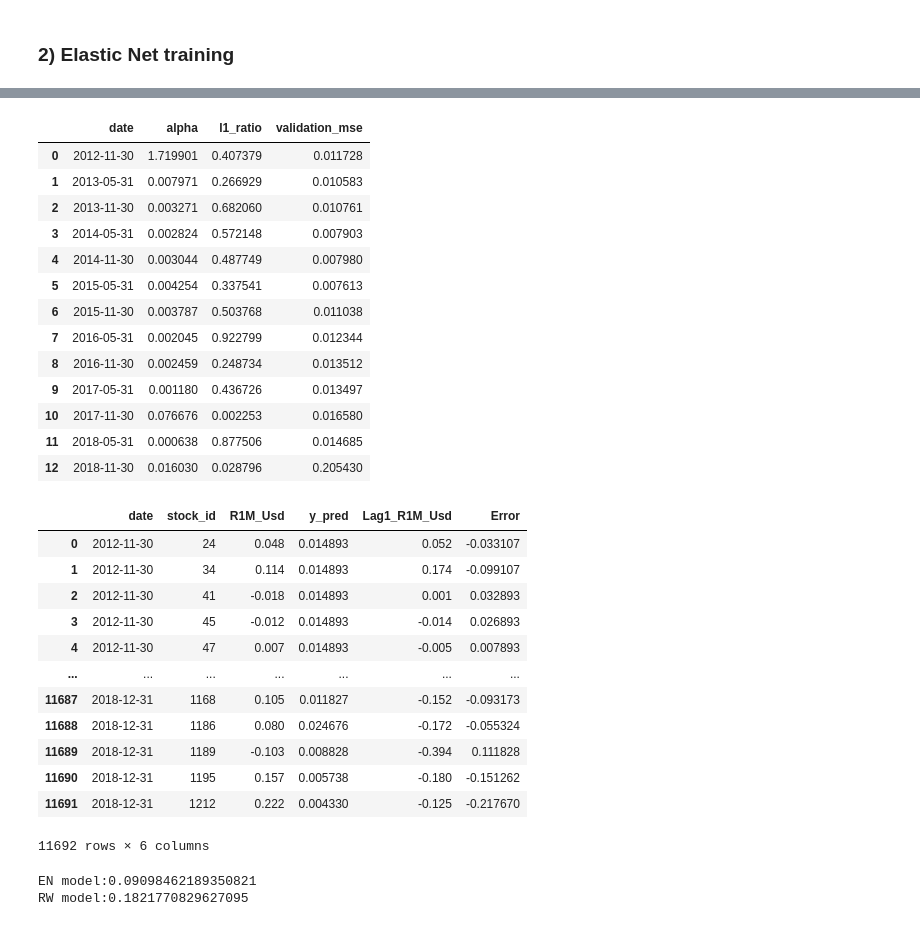
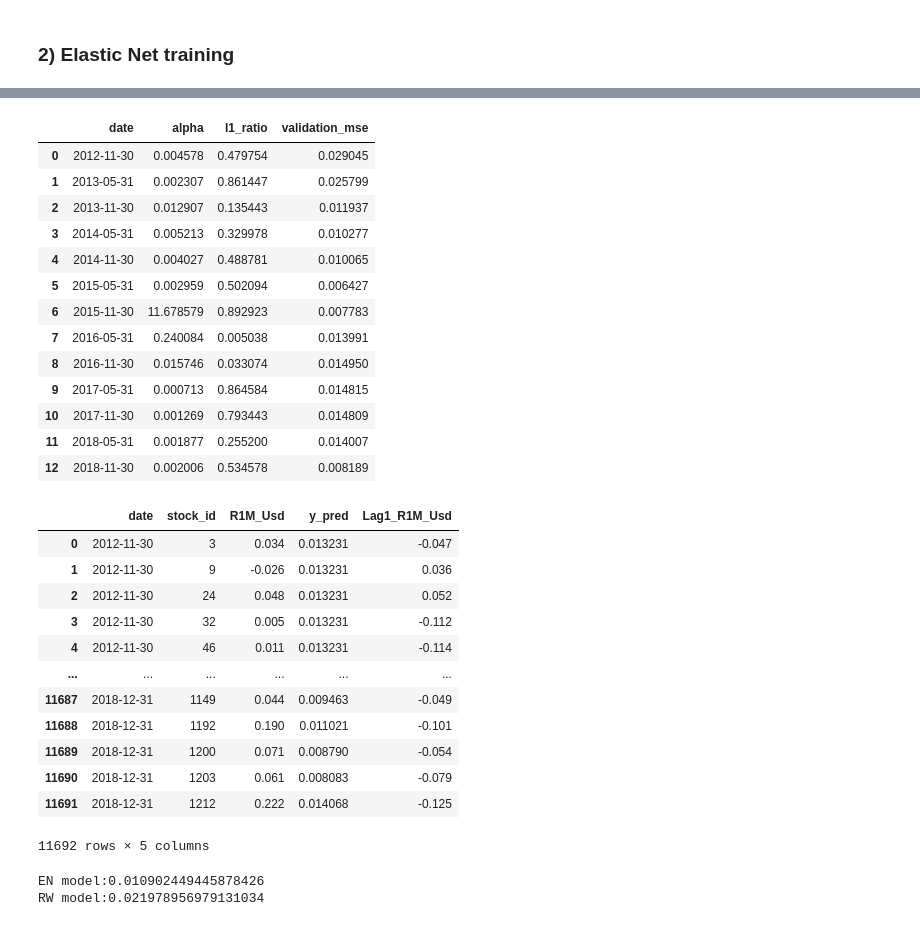
Before and after one commit to fernandorosa98/ml_factorinv, a Jupyter notebook: notebooks/5_penalizedregressions/MLF_5_mine.ipynb, the cells around one changed output, grey strips where cells are left out. Saved outputs shown, nothing was run; the diff lists cells and outputs as text; code cells hidden in the pictures.

```diff
--- a/notebooks/5_penalizedregressions/MLF_5_mine.ipynb
+++ b/notebooks/5_penalizedregressions/MLF_5_mine.ipynb
@@ -24,7 +23,7 @@ os.chdir('C:\\Users\\ferna\\OneDrive\\Downloads\\Code\\Python\\ML_Factor')
 from data.data_load import *
 # %%
 # Selection of 20% of stock_ids_short (Careful in real application, has survivorship bias. I use only for simplification).
-stock_ids_selected = selected = random.sample(stock_ids_short, k=int(0.2 * len(stock_ids_short)))
+stock_ids_selected = random.sample(stock_ids_short, k=int(0.2 * len(stock_ids_short)))
 len(stock_ids_selected)
 # %% [output]
 158
@@ -101,11 +103,11 @@ def prepare_data(data_ml_selected_lags, features, y_name , train_tuple, val_tupl
 
     return (X_train, y_train), (X_val, y_val), (X_test, y_test)
 
-def optimize_hyperparameters(X_train, y_train, X_val, y_val, n_trials=150):
+def optimize_hyperparameters(X_train, y_train, X_val, y_val, n_trials=200):
 
     def objective(trial):
 
-        alpha = trial.suggest_float("alpha", 1e-7, 1e2, log=True)
+        alpha = trial.suggest_float("alpha", 1e-10, 1e2, log=True)
         l1_ratio = trial.suggest_float("l1_ratio", 0.0, 1.0)
 
         model = ElasticNet(
@@ -126,9 +128,9 @@ def optimize_hyperparameters(X_train, y_train, X_val, y_val, n_trials=150):
 # %%
 dates = data_ml_selected_lags['date'].sort_values().unique()
 
-init_train = 120
-init_val = 150
-retrain_step = 6
+init_train = 120    # initial training window: 120
+init_val = 150      # end of the initial validation window
+retrain_step = 6    # retrain every 6 obs
 
 features = data_ml_selected_lags.columns.drop(['date', 'stock_id', 'R1M_Usd'])
 y_name = 'R1M_Usd'
@@ -143,9 +145,9 @@ for i in range(0, len(dates) - init_val, retrain_step):
     # Preparando dados
 
     train_tuple = (dates[i], dates[i + init_train])
-    val_tuple = (dates[i + init_train], dates[i + init_val])
+    val_tuple   = (dates[i + init_train], dates[i + init_val])
 
-    test_end = min(i + init_val + retrain_step, len(dates))
+    test_end   = min(i + init_val + retrain_step, len(dates))
     test_tuple = (dates[i + init_val], dates[test_end - 1])
 
     train, val, test = prepare_data(
@@ -156,7 +158,7 @@ for i in range(0, len(dates) - init_val, retrain_step):
 
     # Hyperparameter optimization
 
-    study = optimize_hyperparameters(train[0], train[1], val[0], val[1], n_trials=200)
+    study = optimize_hyperparameters(train[0], train[1], val[0], val[1], n_trials=250)
 
     best_alpha    = study.best_params["alpha"]
     best_l1_ratio = study.best_params["l1_ratio"]
@@ -168,6 +170,7 @@ for i in range(0, len(dates) - init_val, retrain_step):
 
     model = ElasticNet(**study.best_params, max_iter=10000)
     model.fit(X_fit, y_fit)
+    print(model.coef_)
 
     # OOS
     y_pred = model.predict(test[0])
@@ -322,42 +333,41 @@ results_df
 hyperparameters_df
 # %% [output]
 |  | date | alpha | l1_ratio | validation_mse |
-| 0 | 2012-11-30 | 1.719901 | 0.407379 | 0.011728 |
-| 1 | 2013-05-31 | 0.007971 | 0.266929 | 0.010583 |
-| 2 | 2013-11-30 | 0.003271 | 0.682060 | 0.010761 |
-| 3 | 2014-05-31 | 0.002824 | 0.572148 | 0.007903 |
-| 4 | 2014-11-30 | 0.003044 | 0.487749 | 0.007980 |
-| 5 | 2015-05-31 | 0.004254 | 0.337541 | 0.007613 |
-| 6 | 2015-11-30 | 0.003787 | 0.503768 | 0.011038 |
-| 7 | 2016-05-31 | 0.002045 | 0.922799 | 0.012344 |
-| 8 | 2016-11-30 | 0.002459 | 0.248734 | 0.013512 |
-| 9 | 2017-05-31 | 0.001180 | 0.436726 | 0.013497 |
-| 10 | 2017-11-30 | 0.076676 | 0.002253 | 0.016580 |
-| 11 | 2018-05-31 | 0.000638 | 0.877506 | 0.014685 |
-| 12 | 2018-11-30 | 0.016030 | 0.028796 | 0.205430 |
+| 0 | 2012-11-30 | 0.004578 | 0.479754 | 0.029045 |
+| 1 | 2013-05-31 | 0.002307 | 0.861447 | 0.025799 |
+| 2 | 2013-11-30 | 0.012907 | 0.135443 | 0.011937 |
+| 3 | 2014-05-31 | 0.005213 | 0.329978 | 0.010277 |
+| 4 | 2014-11-30 | 0.004027 | 0.488781 | 0.010065 |
+| 5 | 2015-05-31 | 0.002959 | 0.502094 | 0.006427 |
+| 6 | 2015-11-30 | 11.678579 | 0.892923 | 0.007783 |
+| 7 | 2016-05-31 | 0.240084 | 0.005038 | 0.013991 |
+| 8 | 2016-11-30 | 0.015746 | 0.033074 | 0.014950 |
+| 9 | 2017-05-31 | 0.000713 | 0.864584 | 0.014815 |
+| 10 | 2017-11-30 | 0.001269 | 0.793443 | 0.014809 |
+| 11 | 2018-05-31 | 0.001877 | 0.255200 | 0.014007 |
+| 12 | 2018-11-30 | 0.002006 | 0.534578 | 0.008189 |
 # %%
 # Include random walk benchmark
 # Random walk benchmark
 results_df = results_df.merge(data_ml_selected_lags[['date', 'stock_id', 'Lag1_R1M_Usd']], on=['date', 'stock_id'], how='left')
-results_df['Error'] = results_df['y_pred'] - results_df['R1M_Usd']
 results_df
 # %% [output]
-|  | date | stock_id | R1M_Usd | y_pred | Lag1_R1M_Usd | Error |
-| 0 | 2012-11-30 | 24 | 0.048 | 0.014893 | 0.052 | -0.033107 |
-| 1 | 2012-11-30 | 34 | 0.114 | 0.014893 | 0.174 | -0.099107 |
-| 2 | 2012-11-30 | 41 | -0.018 | 0.014893 | 0.001 | 0.032893 |
-| 3 | 2012-11-30 | 45 | -0.012 | 0.014893 | -0.014 | 0.026893 |
-| 4 | 2012-11-30 | 47 | 0.007 | 0.014893 | -0.005 | 0.007893 |
-| ... | ... | ... | ... | ... | ... | ... |
-| 11687 | 2018-12-31 | 1168 | 0.105 | 0.011827 | -0.152 | -0.093173 |
-| 11688 | 2018-12-31 | 1186 | 0.080 | 0.024676 | -0.172 | -0.055324 |
-| 11689 | 2018-12-31 | 1189 | -0.103 | 0.008828 | -0.394 | 0.111828 |
-| 11690 | 2018-12-31 | 1195 | 0.157 | 0.005738 | -0.180 | -0.151262 |
-| 11691 | 2018-12-31 | 1212 | 0.222 | 0.004330 | -0.125 | -0.217670 |
+|  | date | stock_id | R1M_Usd | y_pred | Lag1_R1M_Usd |
+| 0 | 2012-11-30 | 3 | 0.034 | 0.013231 | -0.047 |
+| 1 | 2012-11-30 | 9 | -0.026 | 0.013231 | 0.036 |
+| 2 | 2012-11-30 | 24 | 0.048 | 0.013231 | 0.052 |
+| 3 | 2012-11-30 | 32 | 0.005 | 0.013231 | -0.112 |
+| 4 | 2012-11-30 | 46 | 0.011 | 0.013231 | -0.114 |
+| ... | ... | ... | ... | ... | ... |
+| 11687 | 2018-12-31 | 1149 | 0.044 | 0.009463 | -0.049 |
+| 11688 | 2018-12-31 | 1192 | 0.190 | 0.011021 | -0.101 |
+| 11689 | 2018-12-31 | 1200 | 0.071 | 0.008790 | -0.054 |
+| 11690 | 2018-12-31 | 1203 | 0.061 | 0.008083 | -0.079 |
+| 11691 | 2018-12-31 | 1212 | 0.222 | 0.014068 | -0.125 |
-11692 rows × 6 columns
+11692 rows × 5 columns
 # %%
 print(f'EN model:{mean_squared_error(results_df['y_pred'], results_df['R1M_Usd'])}')
 print(f'RW model:{mean_squared_error(results_df['Lag1_R1M_Usd'], results_df['R1M_Usd'])}')
 # %% [output]
-EN model:0.09098462189350821
-RW model:0.1821770829627095
+EN model:0.010902449445878426
+RW model:0.021978956979131034
```
Also changed, not shown: parts of 5 cells of this notebook, 3 other files.
